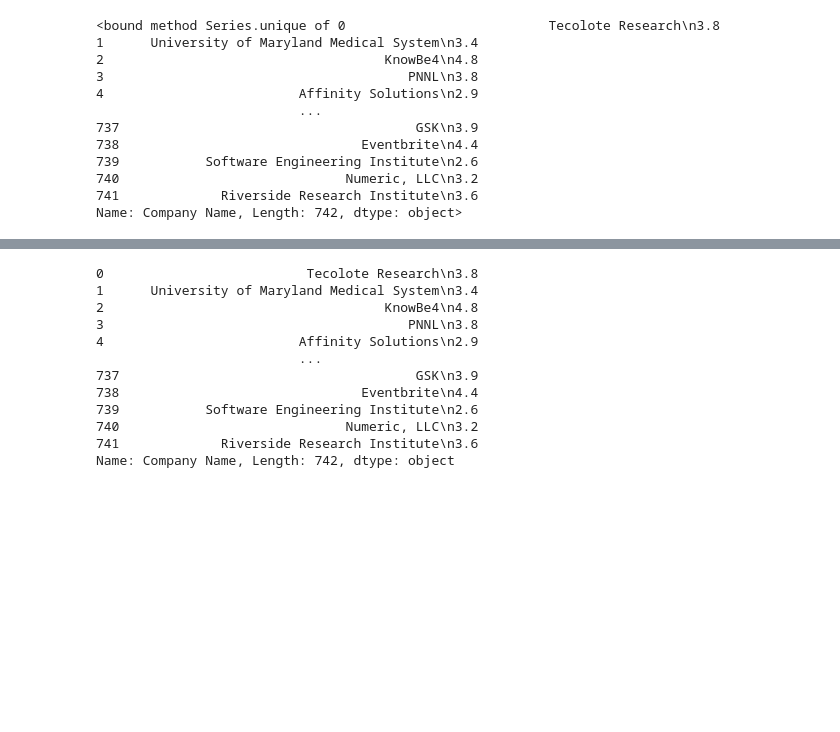
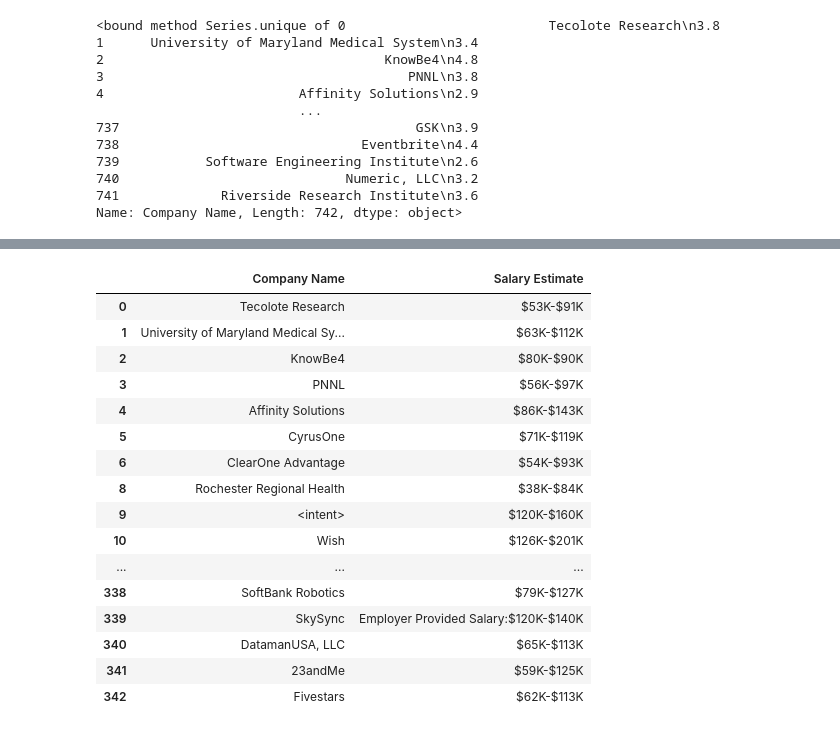
Before and after one commit to lcswsher/13_Project_2, a Jupyter notebook: Glassdoor_cleanup.ipynb, the cells around one changed output, grey strips where cells are left out. Saved outputs shown, nothing was run; the diff lists cells and outputs as text; code cells hidden in the pictures; blank space fills up the shorter version.

```diff
--- a/Glassdoor_cleanup.ipynb
+++ b/Glassdoor_cleanup.ipynb
@@ -41,0 +81,3 @@ Name: Company Name, Length: 742, dtype: object>
+# %%
+df.rename(columns={0:"Company Name"},inplace=True)
+df
@@ -42 +98,6 @@ Name: Company Name, Length: 742, dtype: object>
+# %%
+df2 = df
+df1 = df2['Salary Estimate'].str.rstrip('(Glassdoor est.)')
+df.drop(axis=1, columns=['Salary Estimate'],inplace=True)
+df = pd.concat([df, df1],axis=1)
 # %%
@@ -46,15 +112,25 @@ df.shape
-# %%
-df['Company Name'].str.rstrip('\n')
-# %% [output]
-0                          Tecolote Research\n3.8
-1      University of Maryland Medical System\n3.4
-2                                    KnowBe4\n4.8
-3                                       PNNL\n3.8
-4                         Affinity Solutions\n2.9
-                          ...
-737                                      GSK\n3.9
-738                               Eventbrite\n4.4
-739           Software Engineering Institute\n2.6
-740                             Numeric, LLC\n3.2
-741             Riverside Research Institute\n3.6
-Name: Company Name, Length: 742, dtype: object
+# %%
+mask = df['Company Name'].str.contains('LLC').value_counts()
+# %%
+df.drop(mask, inplace=True)
+# %%
+pd.set_option('display.max_rows',None,'display.max_columns',None)
+df
+# %% [output]
+|  | Company Name | Salary Estimate |
+| 0 | Tecolote Research | $53K-$91K |
+| 1 | University of Maryland Medical Sy... | $63K-$112K |
+| 2 | KnowBe4 | $80K-$90K |
+| 3 | PNNL | $56K-$97K |
+| 4 | Affinity Solutions | $86K-$143K |
+| 5 | CyrusOne | $71K-$119K |
+| 6 | ClearOne Advantage | $54K-$93K |
+| 8 | Rochester Regional Health | $38K-$84K |
+| 9 | <intent> | $120K-$160K |
+| 10 | Wish | $126K-$201K |
+| ... | ... | ... |
+| 338 | SoftBank Robotics | $79K-$127K |
+| 339 | SkySync | Employer Provided Salary:$120K-$140K |
+| 340 | DatamanUSA, LLC | $65K-$113K |
+| 341 | 23andMe | $59K-$125K |
+| 342 | Fivestars | $62K-$113K |
```
Also changed, not shown: parts of 6 cells of this notebook.
